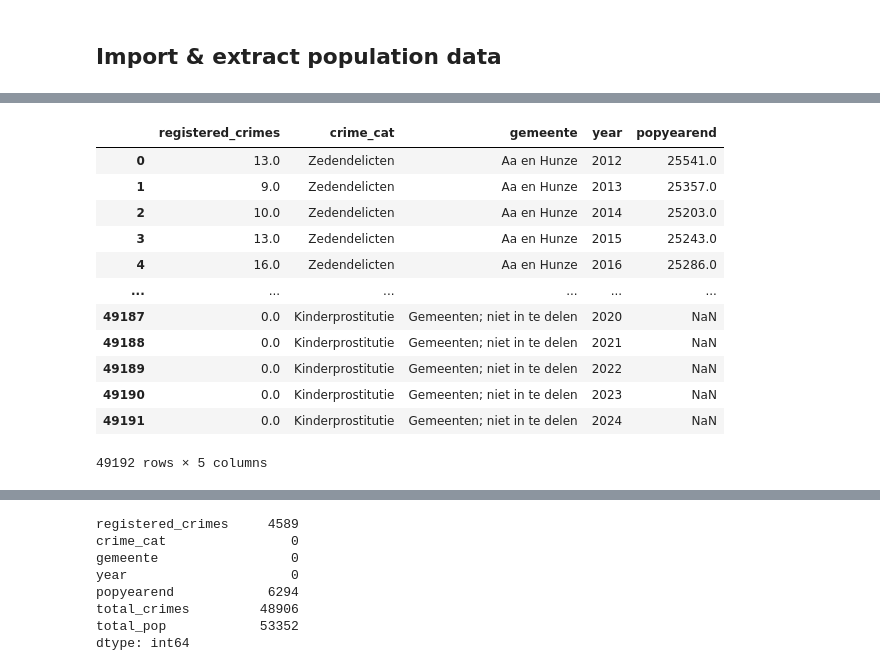
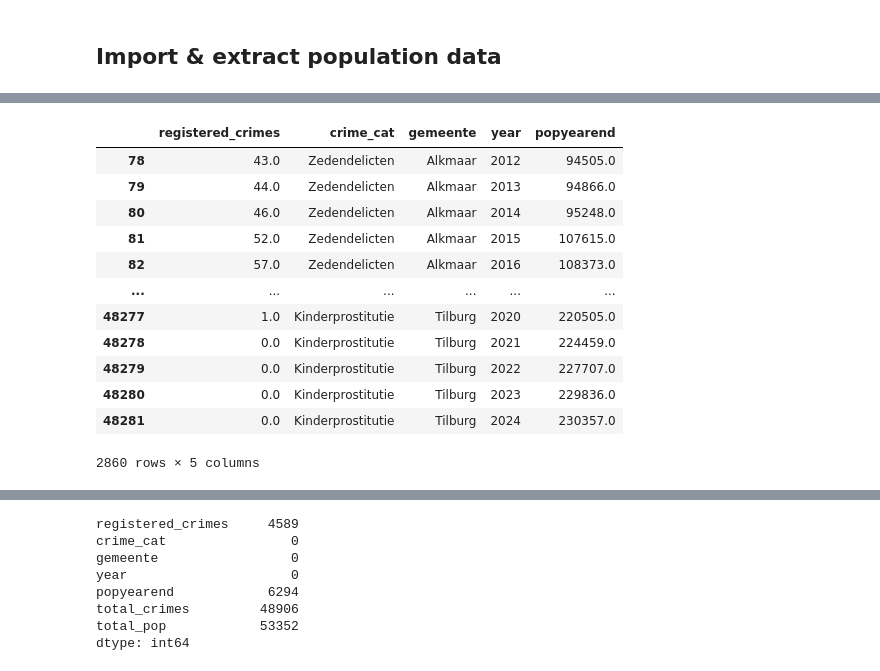
Before and after one commit to chels-j/NLViolentCrime, a Jupyter notebook: NLCrimeAnalysis.ipynb, the cells around one changed output, grey strips where cells are left out. Drawn from its saved outputs; the diff is of its cells as text; code cells hidden in the pictures.

```diff
--- a/NLCrimeAnalysis.ipynb
+++ b/NLCrimeAnalysis.ipynb
@@ -309,9 +289,9 @@ dtype: int64
 # %%
 ## Keep only 'bevolking aan het einde van de periode', RegioS and Perioden
-popdata_df.drop(labels=['ID','BevolkingAanHetBeginVanDePeriode_1'], axis=1, inplace=True)
+popdata_df.drop(labels=['ID','Sex'], axis=1, inplace=True)
 # %%
 ## Rename bevolking column to PopYearEnd
-popdata_df.rename(mapper={'BevolkingAanHetEindeVanDePeriode_15':'popyearend'}, axis=1, inplace=True)
+popdata_df.rename(mapper={'PopulationOn31December_20':'popyearend'}, axis=1, inplace=True)
 # %%
 popdata_df
 # %% [output]
@@ -331,8 +311,9 @@ popdata_df
 # %%
 ## Merge popdata_df to crime_df based on common RegioS and Perioden keys
-crimepc_df = pd.merge(crime_df, popdata_df, on=['RegioS', 'Perioden'], how='left')
+crimepc_df = pd.merge(crime_df, popdata_df, on=['Regions', 'Periods'], how='left')
 # %%
 crimepc_df.rename({'GeregistreerdeMisdrijven_1':'registered_crimes'},axis=1, inplace=True)
 # %%
-crimepc_df
+crime_cities = crimepc_df[~crimepc_df['popyearend'].isna()]
+crime_cities
 # %% [output]
@@ -352,17 +333,17 @@ crimepc_df
 # %%
-crimepc_sub = crimepc_df[['registered_crimes','crime_cat','gemeente','year','popyearend']]
-crimepc_sub
+crimecities_sub = crime_cities[['registered_crimes','crime_cat','gemeente','year','popyearend']]
+crimecities_sub
 # %% [output]
 |  | registered_crimes | crime_cat | gemeente | year | popyearend |
-| 0 | 13.0 | Zedendelicten | Aa en Hunze | 2012 | 25541.0 |
-| 1 | 9.0 | Zedendelicten | Aa en Hunze | 2013 | 25357.0 |
-| 2 | 10.0 | Zedendelicten | Aa en Hunze | 2014 | 25203.0 |
-| 3 | 13.0 | Zedendelicten | Aa en Hunze | 2015 | 25243.0 |
-| 4 | 16.0 | Zedendelicten | Aa en Hunze | 2016 | 25286.0 |
+| 78 | 43.0 | Zedendelicten | Alkmaar | 2012 | 94505.0 |
+| 79 | 44.0 | Zedendelicten | Alkmaar | 2013 | 94866.0 |
+| 80 | 46.0 | Zedendelicten | Alkmaar | 2014 | 95248.0 |
+| 81 | 52.0 | Zedendelicten | Alkmaar | 2015 | 107615.0 |
+| 82 | 57.0 | Zedendelicten | Alkmaar | 2016 | 108373.0 |
 | ... | ... | ... | ... | ... | ... |
-| 49187 | 0.0 | Kinderprostitutie | Gemeenten; niet in te delen | 2020 | NaN |
-| 49188 | 0.0 | Kinderprostitutie | Gemeenten; niet in te delen | 2021 | NaN |
-| 49189 | 0.0 | Kinderprostitutie | Gemeenten; niet in te delen | 2022 | NaN |
-| 49190 | 0.0 | Kinderprostitutie | Gemeenten; niet in te delen | 2023 | NaN |
-| 49191 | 0.0 | Kinderprostitutie | Gemeenten; niet in te delen | 2024 | NaN |
+| 48277 | 1.0 | Kinderprostitutie | Tilburg | 2020 | 220505.0 |
+| 48278 | 0.0 | Kinderprostitutie | Tilburg | 2021 | 224459.0 |
+| 48279 | 0.0 | Kinderprostitutie | Tilburg | 2022 | 227707.0 |
+| 48280 | 0.0 | Kinderprostitutie | Tilburg | 2023 | 229836.0 |
+| 48281 | 0.0 | Kinderprostitutie | Tilburg | 2024 | 230357.0 |
-49192 rows × 5 columns
+2860 rows × 5 columns
```
Also changed, not shown: parts of 21 cells of this notebook, 1 other file.
